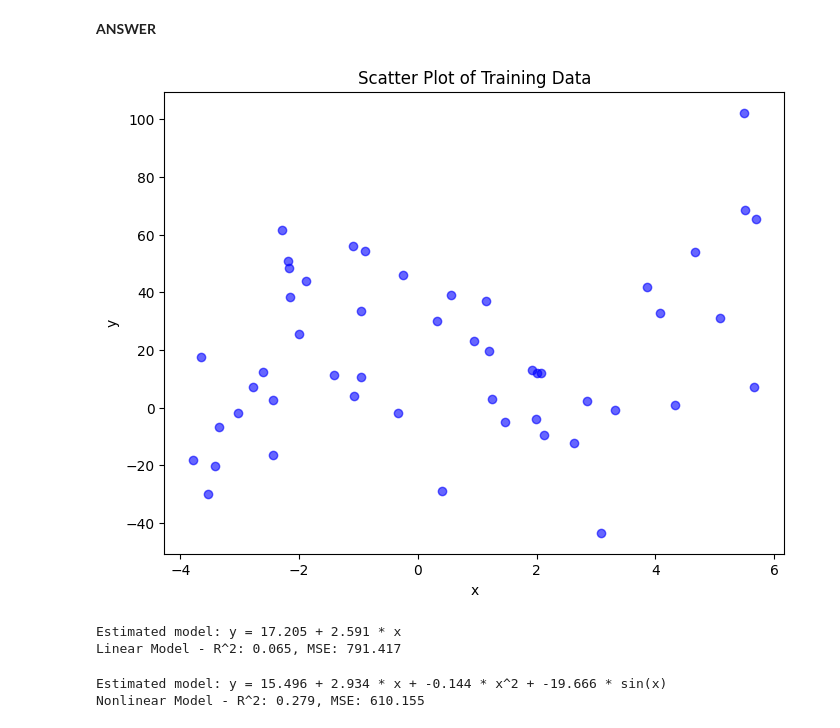
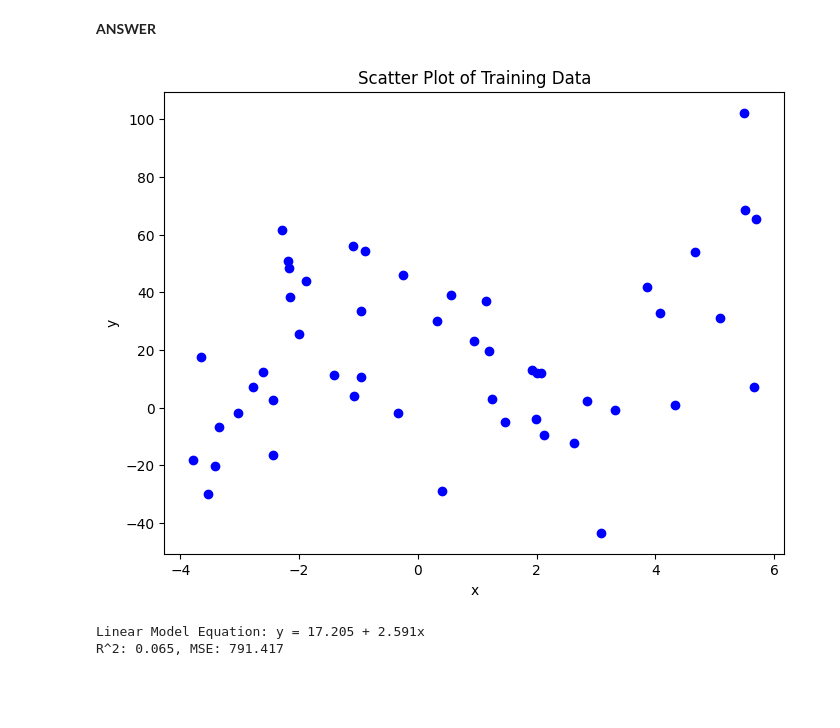
Before and after one commit to lorn-jaeger/CSCI-447, a Jupyter notebook: Assignment_2.ipynb, the cells around one changed output. Cells and saved outputs as stored; diff of their text form; code cells hidden in the pictures; blank space fills up the shorter version.

```diff
--- a/Assignment_2.ipynb
+++ b/Assignment_2.ipynb
@@ -375,67 +411,27 @@ y_train = train_data['y'].values
 X_test = test_data[['x']].values
 y_test = test_data['y'].values
 # %%
-import matplotlib.pyplot as plt
-
+# (a)
 plt.figure(figsize=(8, 6))
-plt.scatter(X_train, y_train, color='blue', alpha=0.6)
+plt.scatter(X_train, y_train, color='blue')
 plt.xlabel('x')
 plt.ylabel('y')
 plt.title('Scatter Plot of Training Data')
 plt.show()
 # %% [output]
-[figure, old version]
+[figure, new version]
-# %%
-from sklearn.linear_model import LinearRegression
-from sklearn.metrics import r2_score, mean_squared_error
-
-# Fit a linear regression model
-linear_model = LinearRegression()
-linear_model.fit(X_train, y_train)
-
-# Predict using the linear model
-y_train_pred = linear_model.predict(X_train)
-
-# Get coefficients and intercept
-a0, a1 = linear_model.intercept_, linear_model.coef_[0]
-print(f"Estimated model: y = {a0:.3f} + {a1:.3f} * x")
-
-# Calculate R^2 and Mean Squared Error for the training data
-r2_linear = r2_score(y_train, y_train_pred)
-mse_linear = mean_squared_error(y_train, y_train_pred)
-
-print(f"Linear Model - R^2: {r2_linear:.3f}, MSE: {mse_linear:.3f}")
-# %% [output]
-Estimated model: y = 17.205 + 2.591 * x
-Linear Model - R^2: 0.065, MSE: 791.417
-# %%
-import numpy as np
-
-# Create new features for the transformation: x^2 and sin(x)
-z1 = X_train
-z2 = X_train ** 2
-z3 = np.sin(X_train)
-
-# Combine features into a single matrix
-X_train_transformed = np.hstack([z1, z2, z3])
-
-# Fit a multiple regression model
-nonlinear_model = LinearRegression()
-nonlinear_model.fit(X_train_transformed, y_train)
-
-# Predict using the nonlinear model
-y_train_pred_nonlinear = nonlinear_model.predict(X_train_transformed)
-
-# Get coefficients and intercept
-a0 = nonlinear_model.intercept_
-a1, a2, a3 = nonlinear_model.coef_
-print(f"Estimated model: y = {a0:.3f} + {a1:.3f} * x + {a2:.3f} * x^2 + {a3:.3f} * sin(x)")
-
-# Calculate R^2 and Mean Squared Error for the training data
-r2_nonlinear = r2_score(y_train, y_train_pred_nonlinear)
-mse_nonlinear = mean_squared_error(y_train, y_train_pred_nonlinear)
-
-print(f"Nonlinear Model - R^2: {r2_nonlinear:.3f}, MSE: {mse_nonlinear:.3f}")
-# %% [output]
-Estimated model: y = 15.496 + 2.934 * x + -0.144 * x^2 + -19.666 * sin(x)
-Nonlinear Model - R^2: 0.279, MSE: 610.155
+# %%
+# (b)
+lin_reg = LinearRegression()
+lin_reg.fit(X_train, y_train)
+
+y_pred_train = lin_reg.predict(X_train)
+
+r2_train = r2_score(y_train, y_pred_train)
+mse_train = mean_squared_error(y_train, y_pred_train)
+
+print(f"Linear Model Equation: y = {lin_reg.intercept_:.3f} + {lin_reg.coef_[0]:.3f}x")
+print(f"R^2: {r2_train:.3f}, MSE: {mse_train:.3f}")
+# %% [output]
+Linear Model Equation: y = 17.205 + 2.591x
+R^2: 0.065, MSE: 791.417
```
Also changed, not shown: parts of 12 cells of this notebook.
